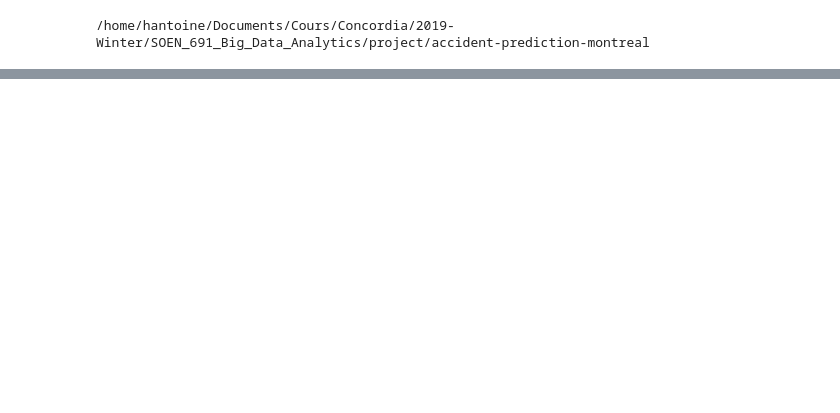
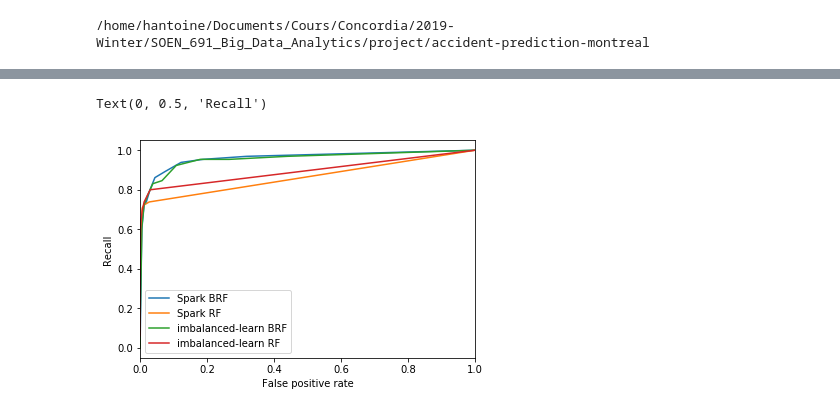
Before and after one commit to big-data-lab-team/accident-prediction-montreal, a Jupyter notebook: notebooks/test_BRF.ipynb, the cells around one changed output, grey strips where cells are left out. Drawn from its saved outputs; the diff is of its cells as text; code cells hidden in the pictures; blank space fills up the shorter version.

```diff
--- a/notebooks/test_BRF.ipynb
+++ b/notebooks/test_BRF.ipynb
@@ -6,7 +6,7 @@ cd ..
 from imblearn.datasets import fetch_datasets
 from sklearn.model_selection import train_test_split
 
-satimage = fetch_datasets()['satimage']
+satimage = fetch_datasets()['mammography']
 X, y = satimage.data, satimage.target
 X_train, X_test, y_train, y_test = train_test_split(X, y, stratify=y,
                                                     random_state=0)
@@ -170,0 +199,26 @@ F1 score = 0.8909451530194905
+# %%
+ax = (metrics[2][['Recall', 'False positive rate']]
+      .dropna()
+      .rename(columns={'Recall': 'Spark BRF'})
+      .plot(x='False positive rate', y='Spark BRF'))
+ax = (metrics[3][['Recall', 'False positive rate']]
+      .dropna()
+      .rename(columns={'Recall': 'Spark RF'})
+      .plot(x='False positive rate', y='Spark RF', ax=ax))
+# ax = (metrics[4][['Recall', 'False positive rate']]
+#       .dropna()
+#       .rename(columns={'Recall': 'URF'})
+#       .plot(x='False positive rate', y='URF', ax=ax))
+ax = (metrics[1][['Recall', 'False positive rate']]
+      .dropna()
+      .rename(columns={'Recall': 'imbalanced-learn BRF'})
+      .plot(x='False positive rate', y='imbalanced-learn BRF', ax=ax))
+ax = (metrics[0][['Recall', 'False positive rate']]
+      .dropna()
+      .rename(columns={'Recall': 'imbalanced-learn RF'})
+      .plot(x='False positive rate', y='imbalanced-learn RF', ax=ax))
+ax = ax.set_ylabel('Recall')
+ax
+# %% [output]
+Text(0, 0.5, 'Recall')
+[figure, added]
```
Also changed, not shown: parts of 17 cells of this notebook, 4 other files.
